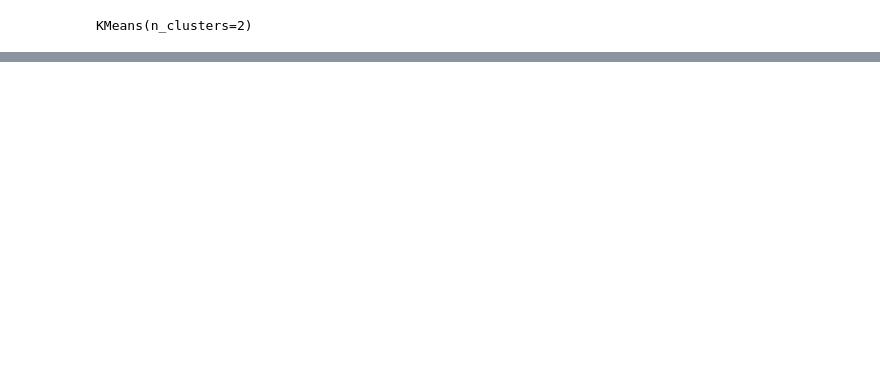
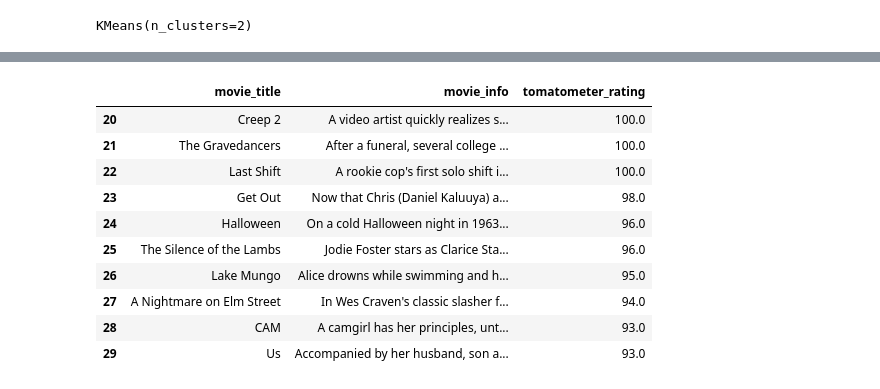
Before and after one commit to statzenthusiast921/rotten-tomatoes-analysis, a Jupyter notebook: notebooks/RT Recommendation Analysis 01.28.23.ipynb, the cells around one changed output, grey strips where cells are left out. Saved outputs shown, nothing was run; the diff lists cells and outputs as text; code cells hidden in the pictures; blank space fills up the shorter version.

```diff
--- a/notebooks/RT Recommendation Analysis 01.28.23.ipynb
+++ b/notebooks/RT Recommendation Analysis 01.28.23.ipynb
@@ -251,0 +309,21 @@ post_cluster_df.head(2)
+# %%
+def browse_recommendations(df_to_use,var_to_sort,num_of_movies,cluster_num):
+
+    post_cluster_df = df_to_use.sort_values(by=['cluster',f'{var_to_sort}'],ascending=False)
+    post_cluster_df = post_cluster_df.groupby('cluster').head(num_of_movies).reset_index(drop=True)
+    post_cluster_df = post_cluster_df[post_cluster_df['cluster']==cluster_num]
+    return post_cluster_df[['movie_title','movie_info',f'{var_to_sort}']]
+# %%
+browse_recommendations(post_cluster_df,'tomatometer_rating',10,13)
+# %% [output]
+|  | movie_title | movie_info | tomatometer_rating |
+| 20 | Creep 2 | A video artist quickly realizes s... | 100.0 |
+| 21 | The Gravedancers | After a funeral, several college ... | 100.0 |
+| 22 | Last Shift | A rookie cop's first solo shift i... | 100.0 |
+| 23 | Get Out | Now that Chris (Daniel Kaluuya) a... | 98.0 |
+| 24 | Halloween | On a cold Halloween night in 1963... | 96.0 |
+| 25 | The Silence of the Lambs | Jodie Foster stars as Clarice Sta... | 96.0 |
+| 26 | Lake Mungo | Alice drowns while swimming and h... | 95.0 |
+| 27 | A Nightmare on Elm Street | In Wes Craven's classic slasher f... | 94.0 |
+| 28 | CAM | A camgirl has her principles, unt... | 93.0 |
+| 29 | Us | Accompanied by her husband, son a... | 93.0 |
```
Also changed, not shown: parts of 10 cells of this notebook.
